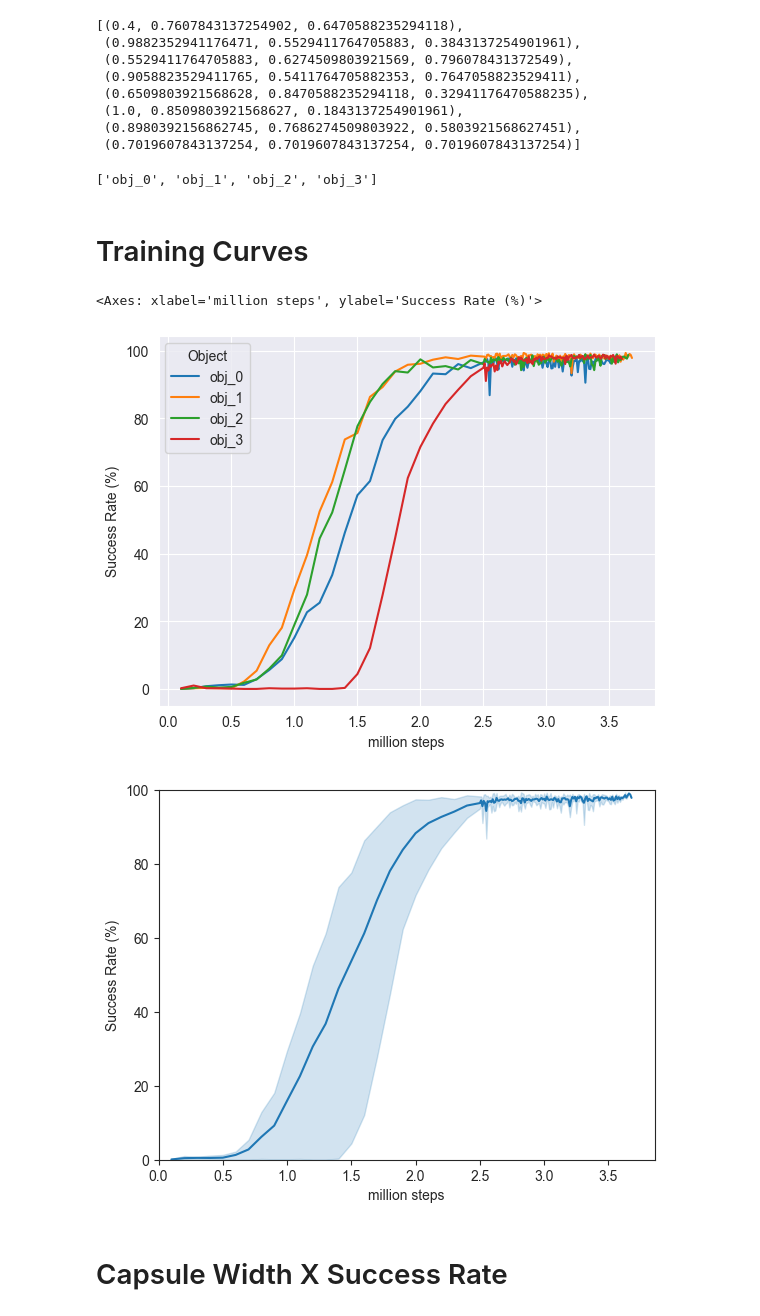
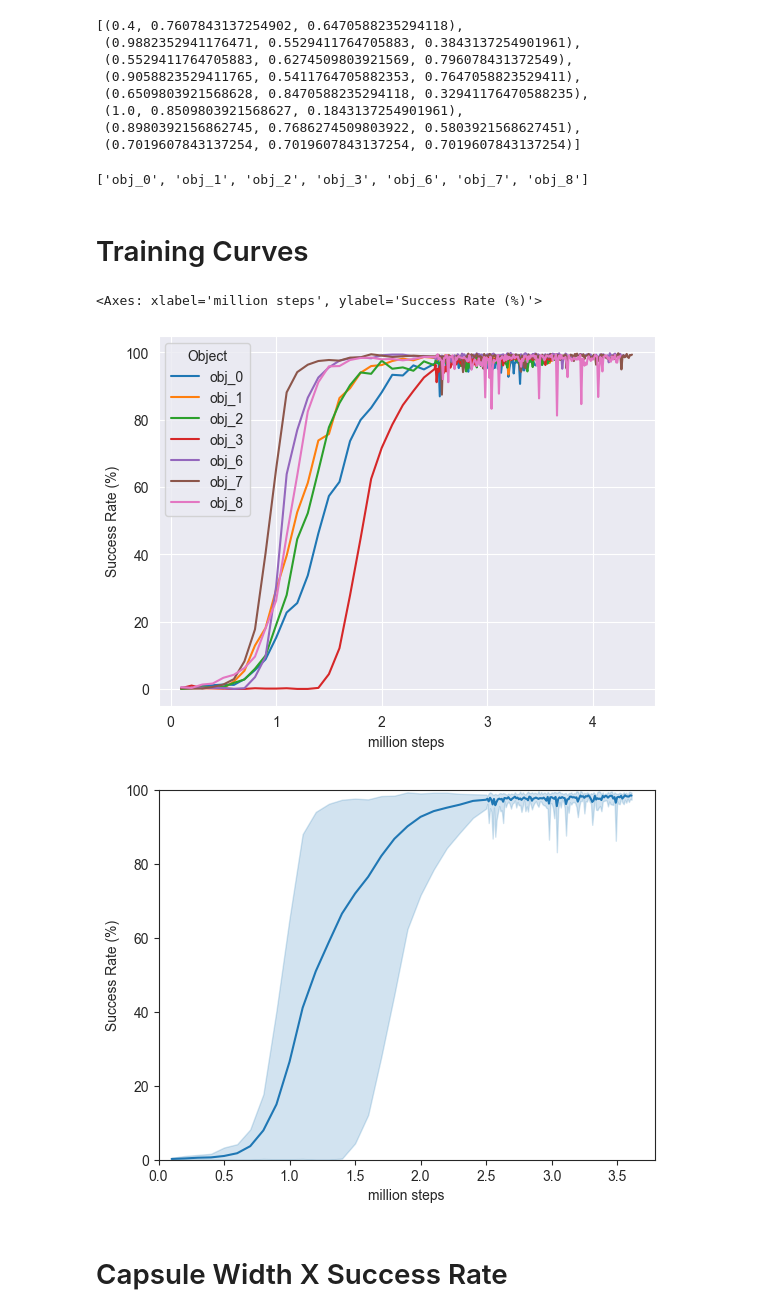
Before and after one commit to gabrielsluz/mapless_transport, a Jupyter notebook: results/ConditionedCapsule.ipynb, the cells around one changed output. Cells and saved outputs as stored; diff of their text form; code cells hidden in the pictures.

```diff
--- a/results/ConditionedCapsule.ipynb
+++ b/results/ConditionedCapsule.ipynb
@@ -26,10 +27,10 @@ obj_markers = {
     'L': 'o',
 }
 # %%
-obj_l = ['obj_'+str(x) for x in range(4)]
+obj_l = ['obj_'+str(x) for x in list(range(4)) + [6,7,8]]
 obj_l
 # %% [output]
-['obj_0', 'obj_1', 'obj_2', 'obj_3']
+['obj_0', 'obj_1', 'obj_2', 'obj_3', 'obj_6', 'obj_7', 'obj_8']
 # %% [markdown]
 # Training Curves
 # %%
@@ -51,22 +52,22 @@ sns.lineplot(aux_df, x='million steps', y='Success Rate (%)', hue='Object')
 # plt.savefig('ConditionedCapsule/images/training_curves.png',bbox_inches='tight')
 # %% [output]
 <Axes: xlabel='million steps', ylabel='Success Rate (%)'>
-[figure, old version]
+[figure, new version]
 # %%
-aux_df = df
+aux_df = copy.deepcopy(df[df['Step'] <= 3_610_000])
 aux_df['Object'] = aux_df['object']
 aux_df['million steps'] = aux_df['Step']/ 1e6
 aux_df['Success Rate (%)'] = 100*aux_df['Value']
 sns.set_style("ticks")
 ax = sns.lineplot(
     aux_df, x='million steps', y='Success Rate (%)', errorbar=("pi", 100),
     # color=(63/255, 167/255, 214/255)
 )
 ax.set_ylim(0, 100)
 ax.set_xlim(0, )
 plt.savefig('ConditionedCapsule/images/training_curves.png',bbox_inches='tight')
 # %% [output]
-[figure, old version]
+[figure, new version]
 # %% [markdown]
 # Capsule Width X Success Rate
 # %%
```
Also changed, not shown: parts of 1 cell of this notebook, 31 other files.
